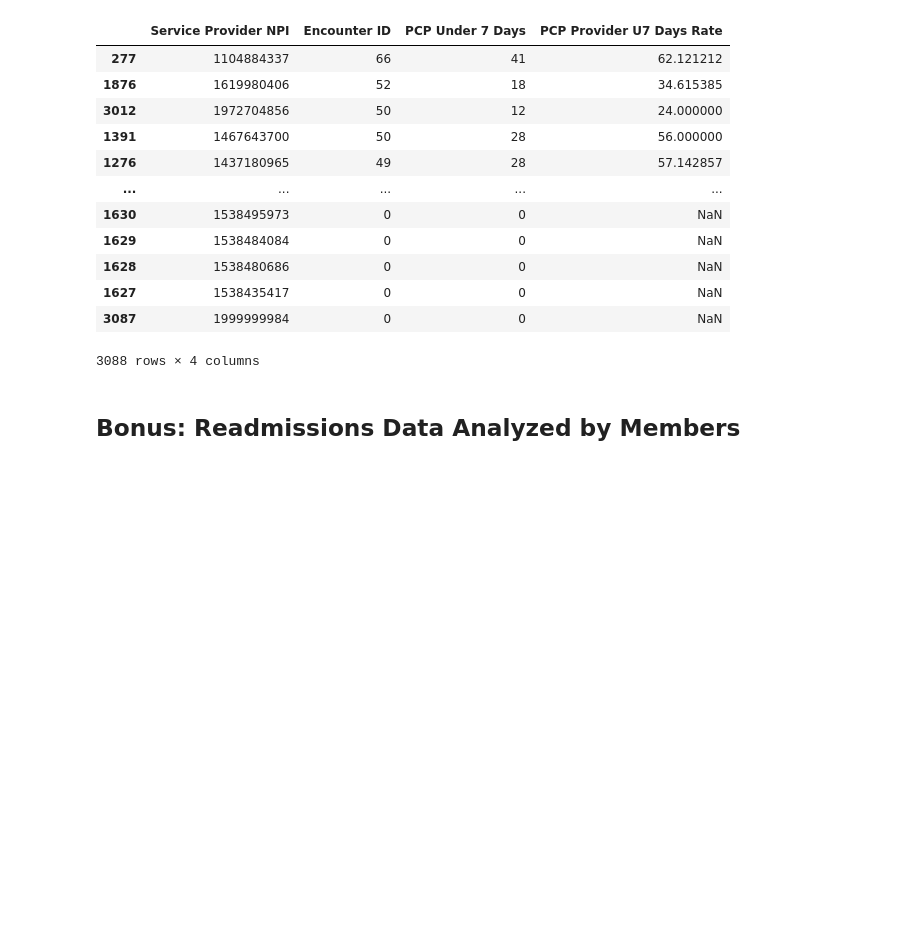
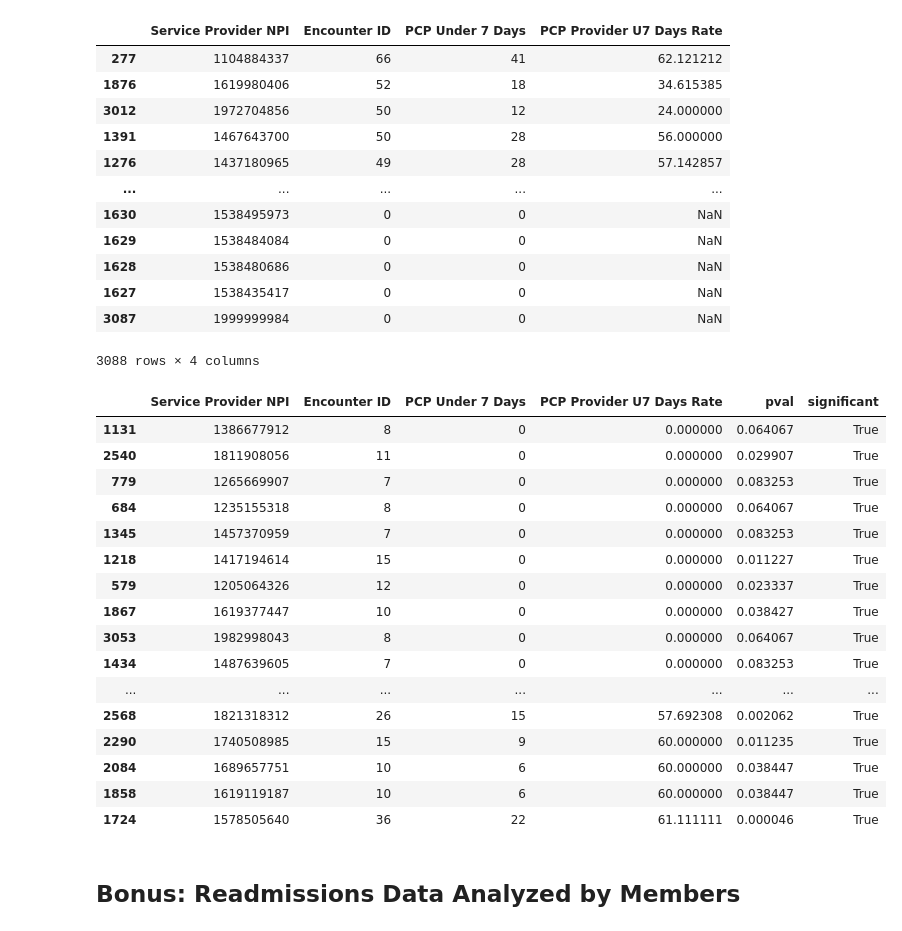
Before and after one commit to jrioross/ursa_health_hospital_readmissions, a Jupyter notebook: ursa_health.ipynb, the cells around one changed output. Saved outputs shown, nothing was run; the diff lists cells and outputs as text; code cells hidden in the pictures; blank space fills up the shorter version.

```diff
--- a/ursa_health.ipynb
+++ b/ursa_health.ipynb
@@ -559,6 +637,32 @@ pcp_provider_u7.sort_values("Encounter ID", ascending = False)
 | 1627 | 1538435417 | 0 | 0 | NaN |
 | 3087 | 1999999984 | 0 | 0 | NaN |
 3088 rows × 4 columns
+# %%
+#Check for significant results
+(significant_only(x = pcp_provider_u7,
+                 nobs = 'Encounter ID',
+                 count = 'PCP Under 7 Days',
+                 null_hyp = pcp_u7_rate)
+                .sort_values('PCP Provider U7 Days Rate', ascending = True)
+                .head(50))
+# %% [output]
+|  | Service Provider NPI | Encounter ID | PCP Under 7 Days | PCP Provider U7 Days Rate | pval | significant |
+| 1131 | 1386677912 | 8 | 0 | 0.000000 | 0.064067 | True |
+| 2540 | 1811908056 | 11 | 0 | 0.000000 | 0.029907 | True |
+| 779 | 1265669907 | 7 | 0 | 0.000000 | 0.083253 | True |
+| 684 | 1235155318 | 8 | 0 | 0.000000 | 0.064067 | True |
+| 1345 | 1457370959 | 7 | 0 | 0.000000 | 0.083253 | True |
+| 1218 | 1417194614 | 15 | 0 | 0.000000 | 0.011227 | True |
+| 579 | 1205064326 | 12 | 0 | 0.000000 | 0.023337 | True |
+| 1867 | 1619377447 | 10 | 0 | 0.000000 | 0.038427 | True |
+| 3053 | 1982998043 | 8 | 0 | 0.000000 | 0.064067 | True |
+| 1434 | 1487639605 | 7 | 0 | 0.000000 | 0.083253 | True |
+| ... | ... | ... | ... | ... | ... | ... |
+| 2568 | 1821318312 | 26 | 15 | 57.692308 | 0.002062 | True |
+| 2290 | 1740508985 | 15 | 9 | 60.000000 | 0.011235 | True |
+| 2084 | 1689657751 | 10 | 6 | 60.000000 | 0.038447 | True |
+| 1858 | 1619119187 | 10 | 6 | 60.000000 | 0.038447 | True |
+| 1724 | 1578505640 | 36 | 22 | 61.111111 | 0.000046 | True |
 # %% [markdown]
 ## Bonus: Readmissions Data Analyzed by Members
 # %%
```
Also changed, not shown: parts of 11 cells of this notebook.
